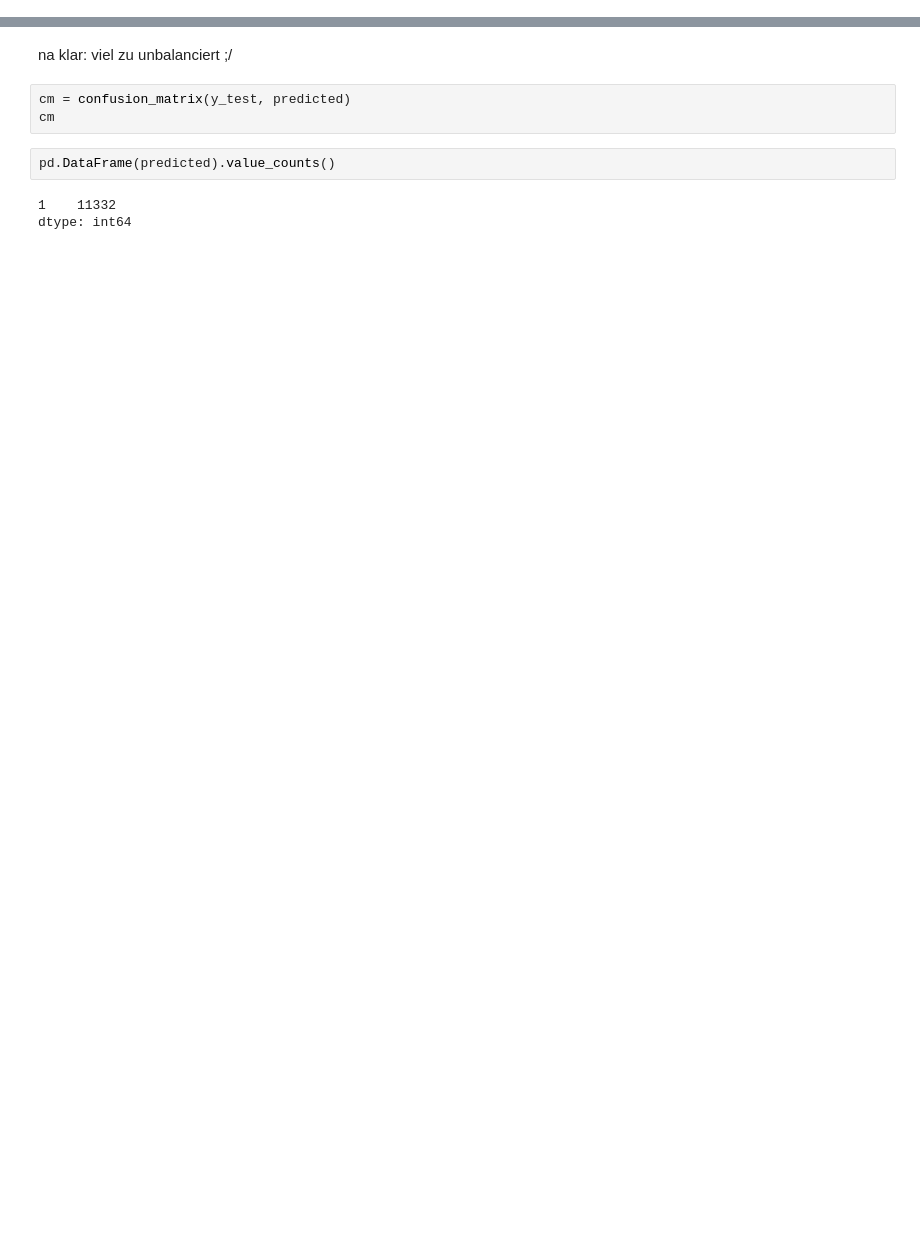
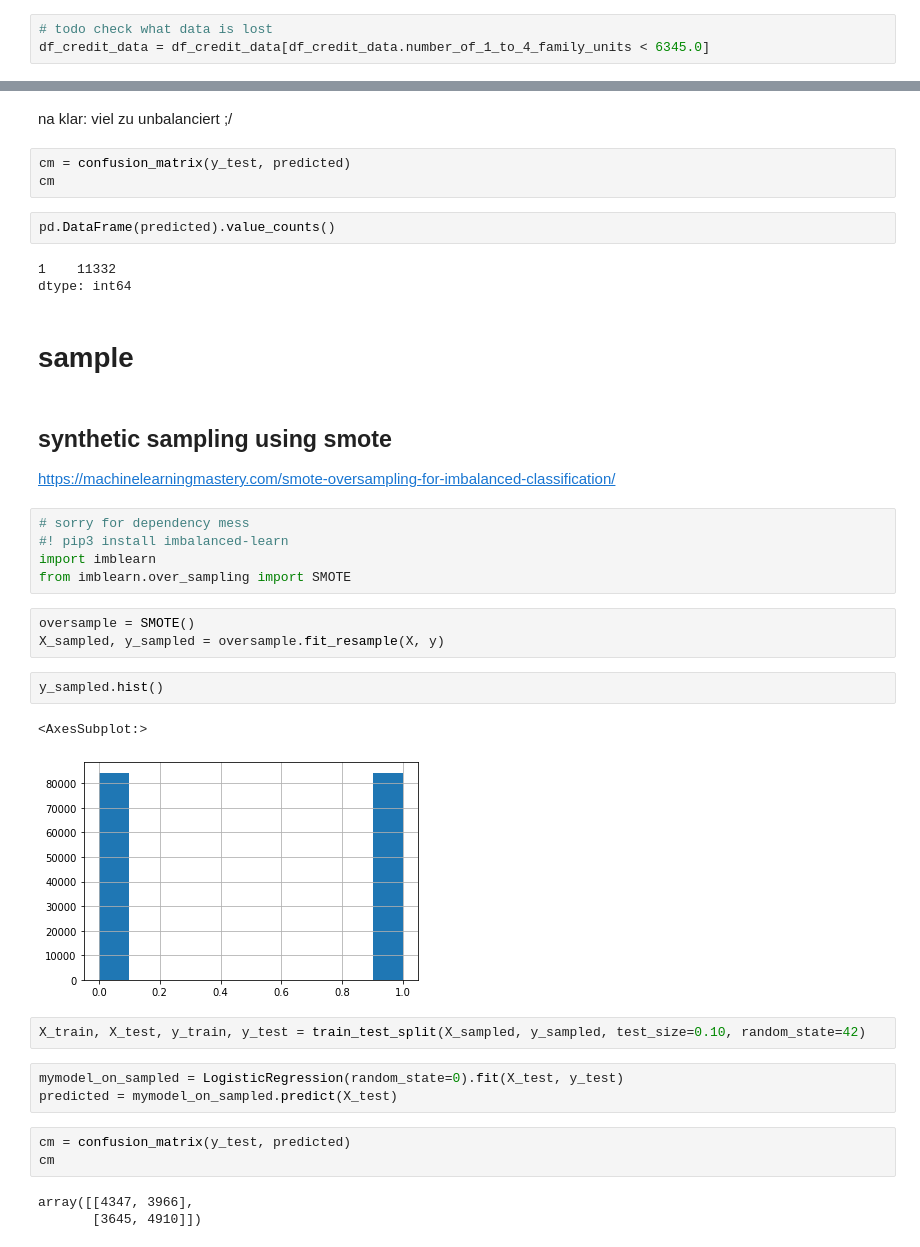
Before and after one commit to mrs-curi0sity/loan_data_challenge, a Jupyter notebook: eda_credit.ipynb, the cells around one changed output, grey strips where cells are left out. Cells and saved outputs as stored; diff of their text form; blank space fills up the shorter version.

Commit message:
added sampling (SMOTE)

```diff
--- a/eda_credit.ipynb
+++ b/eda_credit.ipynb
@@ -116,0 +149,3 @@ sns.pairplot(df_credit_data[['applicant_income_000s', 'loan_amount_000s', 'hud_m
+# %%
+# todo check what data is lost
+df_credit_data = df_credit_data[df_credit_data.number_of_1_to_4_family_units < 6345.0]
@@ -577,3 +621,32 @@ pd.DataFrame(predicted).value_counts()
 # %% [output]
 1    11332
 dtype: int64
+# %% [markdown]
+# sample
+# %% [markdown]
+## synthetic sampling using smote
+https://machinelearningmastery.com/smote-oversampling-for-imbalanced-classification/
+# %%
+# sorry for dependency mess
+#! pip3 install imbalanced-learn
+import imblearn
+from imblearn.over_sampling import SMOTE
+# %%
+oversample = SMOTE()
+X_sampled, y_sampled = oversample.fit_resample(X, y)
+# %%
+y_sampled.hist()
+# %% [output]
+<AxesSubplot:>
+[figure, added]
+# %%
+X_train, X_test, y_train, y_test = train_test_split(X_sampled, y_sampled, test_size=0.10, random_state=42)
+# %%
+mymodel_on_sampled = LogisticRegression(random_state=0).fit(X_test, y_test)
+predicted = mymodel_on_sampled.predict(X_test)
+# %%
+cm = confusion_matrix(y_test, predicted)
+cm
+# %% [output]
+array([[4347, 3966],
+       [3645, 4910]])
```
Also changed, not shown: parts of 14 cells of this notebook.
